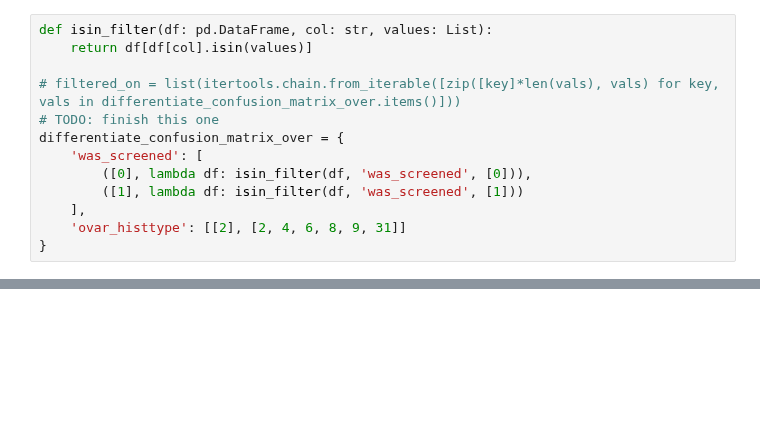
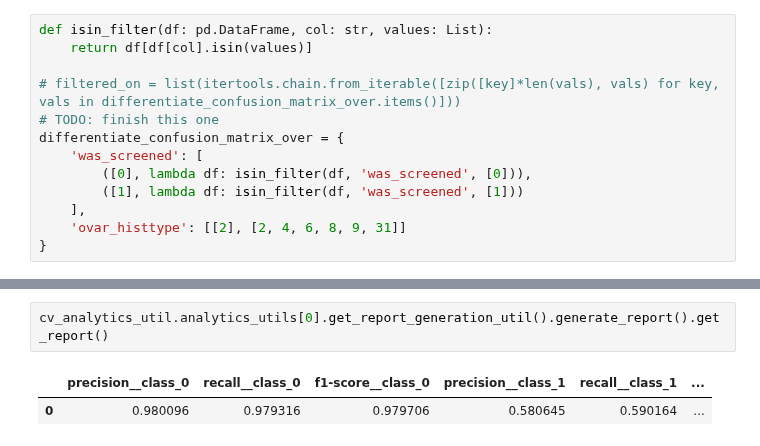
Before and after one commit to fedorenkood/ovarian_cancer_models, a Jupyter notebook: testing.ipynb, the cells around one changed output, grey strips where cells are left out. Drawn from its saved outputs; the diff is of its cells as text; blank space fills up the shorter version.

```diff
--- a/testing.ipynb
+++ b/testing.ipynb
@@ -287,0 +490,5 @@ def get_high_confidence_errors(classifier, X_train, X_test, y_train, y_test, lab
+# %%
+cv_analytics_util.analytics_utils[0].get_report_generation_util().generate_report().get_report()
+# %% [output]
+|  | precision__class_0 | recall__class_0 | f1-score__class_0 | precision__class_1 | recall__class_1 | ... |
+| 0 | 0.980096 | 0.979316 | 0.979706 | 0.580645 | 0.590164 | ... |
```
Also changed, not shown: parts of 17 cells of this notebook, 6 other files.
